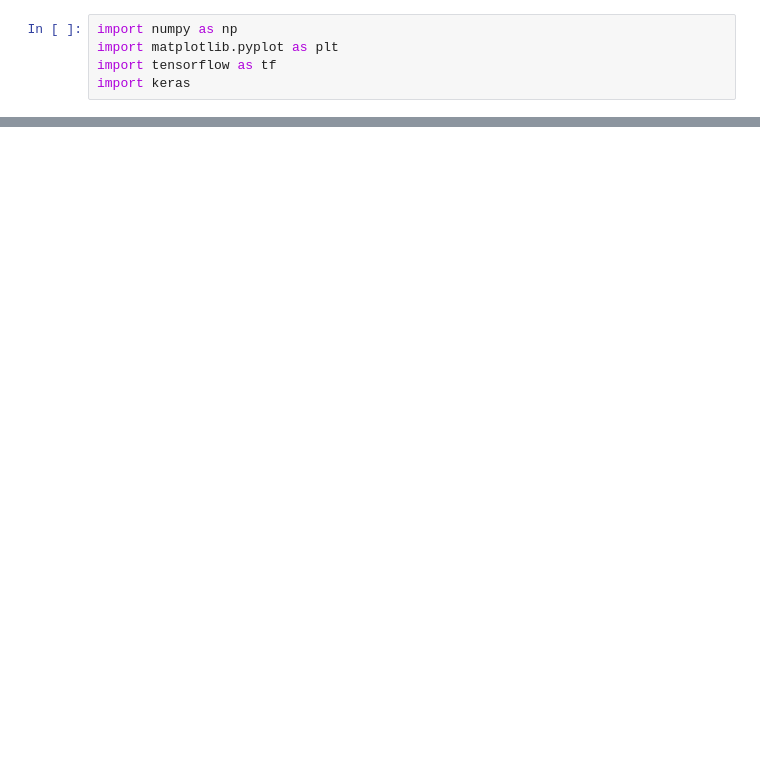
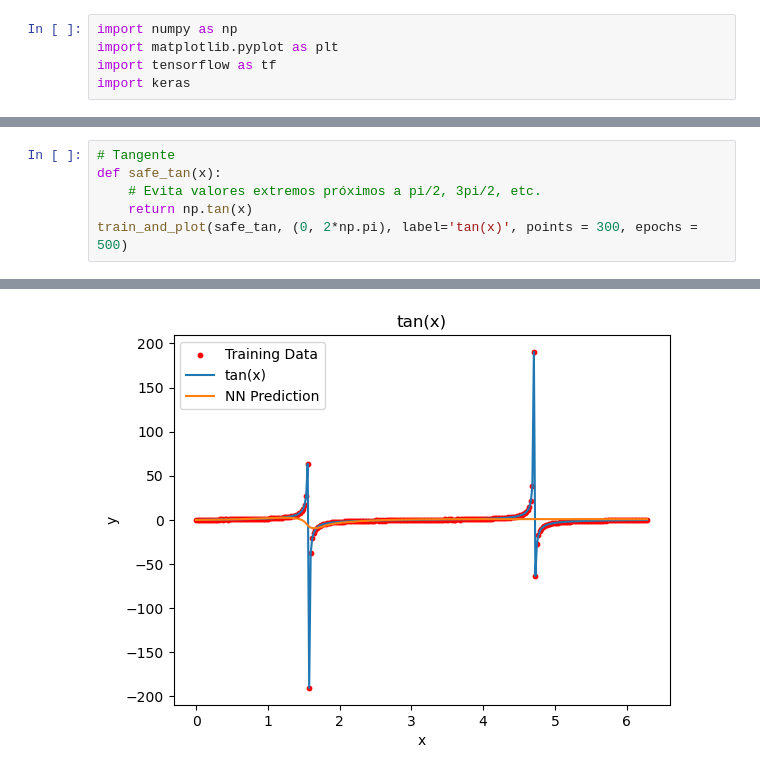
Before and after one commit to PDornelasN/Atividades, a Jupyter notebook: Atividade_3/NN_sin.ipynb, the cells around one changed output, grey strips where cells are left out. Saved outputs shown, nothing was run; the diff lists cells and outputs as text; blank space fills up the shorter version.

```diff
--- a/Atividade_3/NN_sin.ipynb
+++ b/Atividade_3/NN_sin.ipynb
@@ -54,0 +44,7 @@ WARNING:tensorflow:5 out of the last 15 calls to <function TensorFlowTrainer.mak
+# %%
+# Tangente
+def safe_tan(x):
+    # Evita valores extremos próximos a pi/2, 3pi/2, etc.
+    return np.tan(x)
+train_and_plot(safe_tan, (0, 2*np.pi), label='tan(x)', points = 300, epochs = 500)
+# %% [output]
@@ -54,0 +52 @@ WARNING:tensorflow:5 out of the last 15 calls to <function TensorFlowTrainer.mak
+[figure, added]
```
Also changed, not shown: parts of 6 cells of this notebook, 3 other files.
